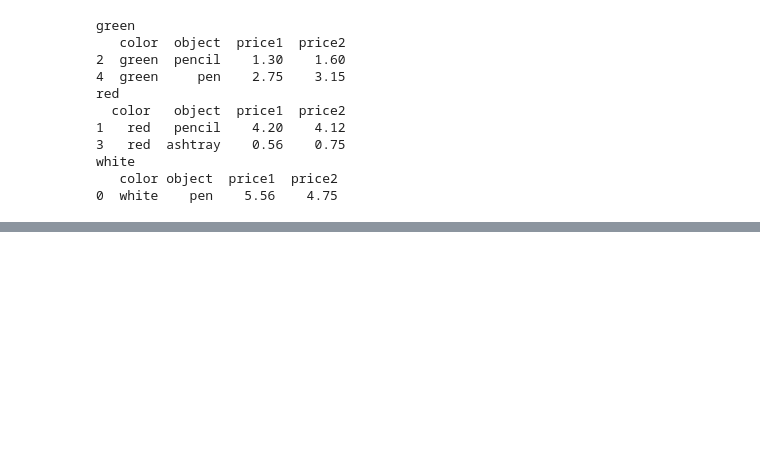
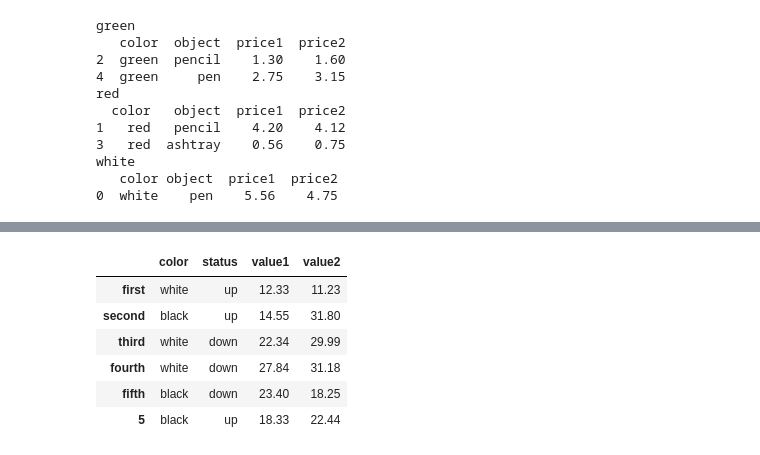
Before and after one commit to Afrochemist/OverviewNotes, a Jupyter notebook: Pandas-Numpy-Matplotlib.ipynb, the cells around one changed output, grey strips where cells are left out. Cells and saved outputs as stored; diff of their text form; code cells hidden in the pictures; blank space fills up the shorter version.

```diff
--- a/Pandas-Numpy-Matplotlib.ipynb
+++ b/Pandas-Numpy-Matplotlib.ipynb
@@ -1710,0 +1828,10 @@ white
+# %%
+frame.rename(index=reindex, columns = recolumn)
+# %% [output]
+|  | color | status | value1 | value2 |
+| first | white | up | 12.33 | 11.23 |
+| second | black | up | 14.55 | 31.80 |
+| third | white | down | 22.34 | 29.99 |
+| fourth | white | down | 27.84 | 31.18 |
+| fifth | black | down | 23.40 | 18.25 |
+| 5 | black | up | 18.33 | 22.44 |
```
Also changed, not shown: parts of 32 cells of this notebook.
